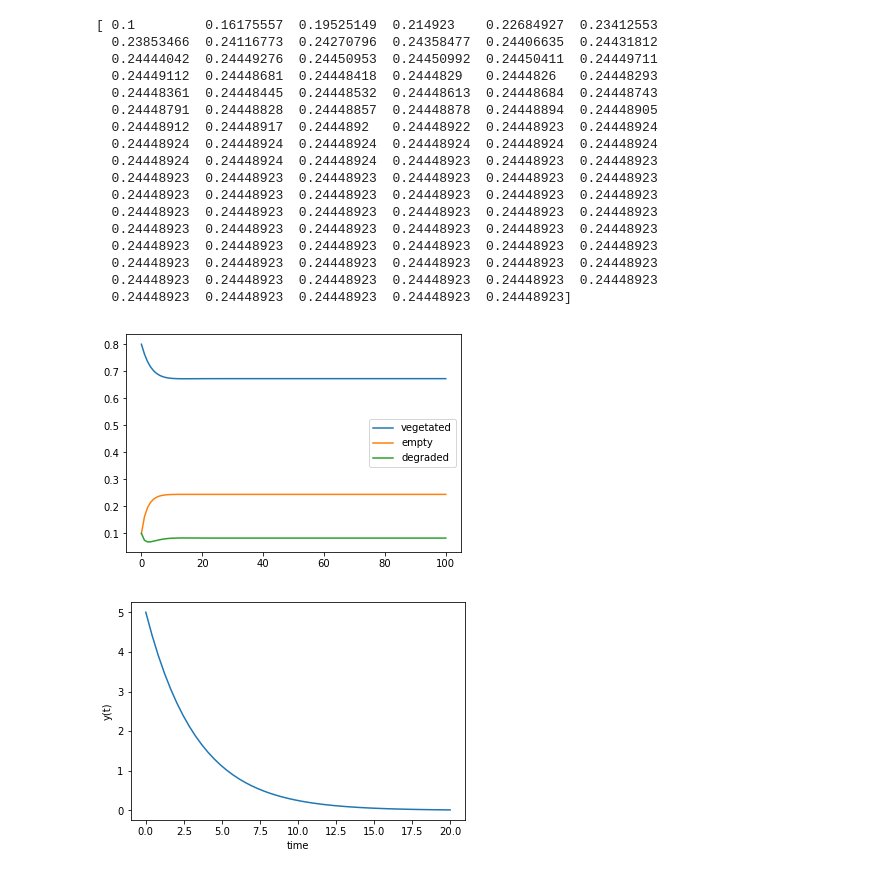
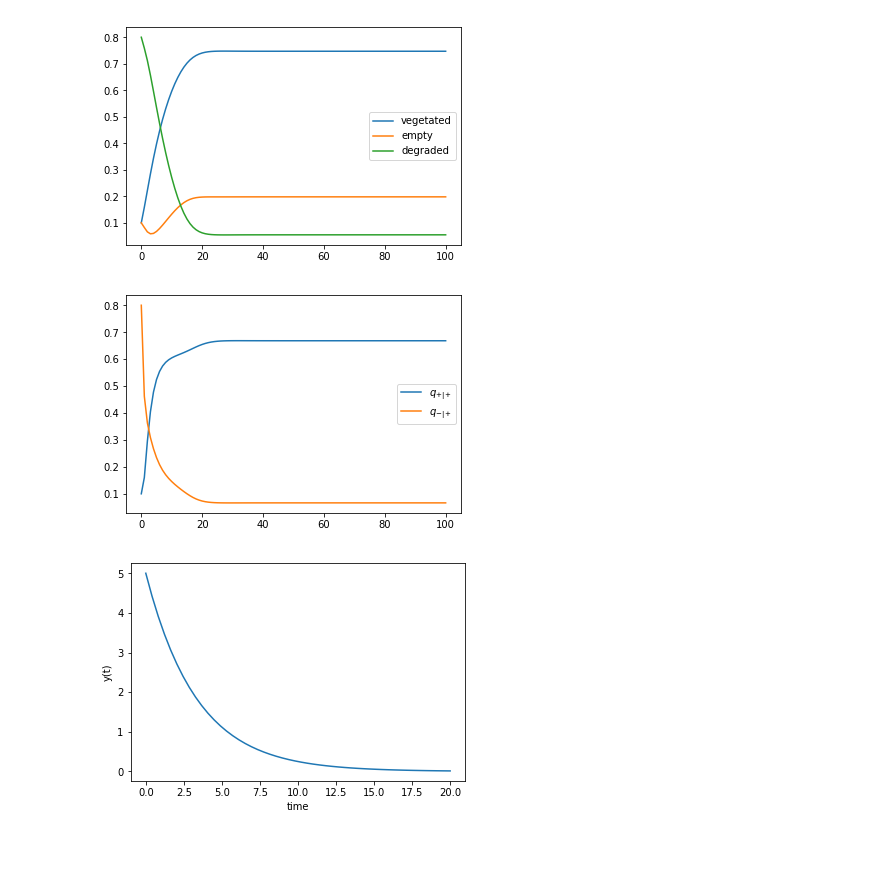
Before and after one commit to intramuros/abm, a Jupyter notebook: Gather and plot.ipynb, the cells around one changed output. Saved outputs shown, nothing was run; the diff lists cells and outputs as text; code cells hidden in the pictures; blank space fills up the shorter version.

```diff
--- a/Gather and plot.ipynb
+++ b/Gather and plot.ipynb
@@ -178,17 +177,17 @@ c = 0.3
 r = 0
 d = 0.2
 f = 0.8
-m = 0.1
+m = 0.07
 b = 0.4
 r_0 = 1/3
 
-r_m = 1/3
-r_p = 1/3
+#r_m = 1/3
+#r_p = 1/3
 
 r_0 = 0.1
 
-r_m = 0.1
-r_p = 0.8
+r_m = 0.8
+r_p = 0.1
 z = 4
 
 r_pp = r_p*r_p
@@ -205,32 +204,22 @@ t = np.linspace(0, 100, 101)
 
 y = odeint(pair_approx_model, r_init, t ,args = (delta, c , r, d, f, m, b,z))
 # %%
-print(y.T[1])
+
 plt.plot(y.T[0], label = "vegetated" )
 plt.plot(y.T[1], label = "empty")
 plt.plot(y.T[2], label = "degraded")
 plt.legend()
 
 plt.show()
+
+plt.plot(y.T[3]/y.T[0], label = "$q_{+|+}$" )
+plt.plot(y.T[4]/y.T[0], label = "$q_{-|+}$")
+plt.legend()
+
+plt.show()
 # %% [output]
-[ 0.1         0.16175557  0.19525149  0.214923    0.22684927  0.23412553
-  0.23853466  0.24116773  0.24270796  0.24358477  0.24406635  0.24431812
-  0.24444042  0.24449276  0.24450953  0.24450992  0.24450411  0.24449711
-  0.24449112  0.24448681  0.24448418  0.2444829   0.2444826   0.24448293
-  0.24448361  0.24448445  0.24448532  0.24448613  0.24448684  0.24448743
-  0.24448791  0.24448828  0.24448857  0.24448878  0.24448894  0.24448905
-  0.24448912  0.24448917  0.2444892   0.24448922  0.24448923  0.24448924
-  0.24448924  0.24448924  0.24448924  0.24448924  0.24448924  0.24448924
-  0.24448924  0.24448924  0.24448924  0.24448923  0.24448923  0.24448923
-  0.24448923  0.24448923  0.24448923  0.24448923  0.24448923  0.24448923
-  0.24448923  0.24448923  0.24448923  0.24448923  0.24448923  0.24448923
-  0.24448923  0.24448923  0.24448923  0.24448923  0.24448923  0.24448923
-  0.24448923  0.24448923  0.24448923  0.24448923  0.24448923  0.24448923
-  0.24448923  0.24448923  0.24448923  0.24448923  0.24448923  0.24448923
-  0.24448923  0.24448923  0.24448923  0.24448923  0.24448923  0.24448923
-  0.24448923  0.24448923  0.24448923  0.24448923  0.24448923  0.24448923
-  0.24448923  0.24448923  0.24448923  0.24448923  0.24448923]
-[figure, old version]
+[figure, new version]
+[figure, added]
 # %%
 import numpy as np
 from scipy.integrate import odeint
```
Also changed, not shown: parts of 6 cells of this notebook, 3 other files.
